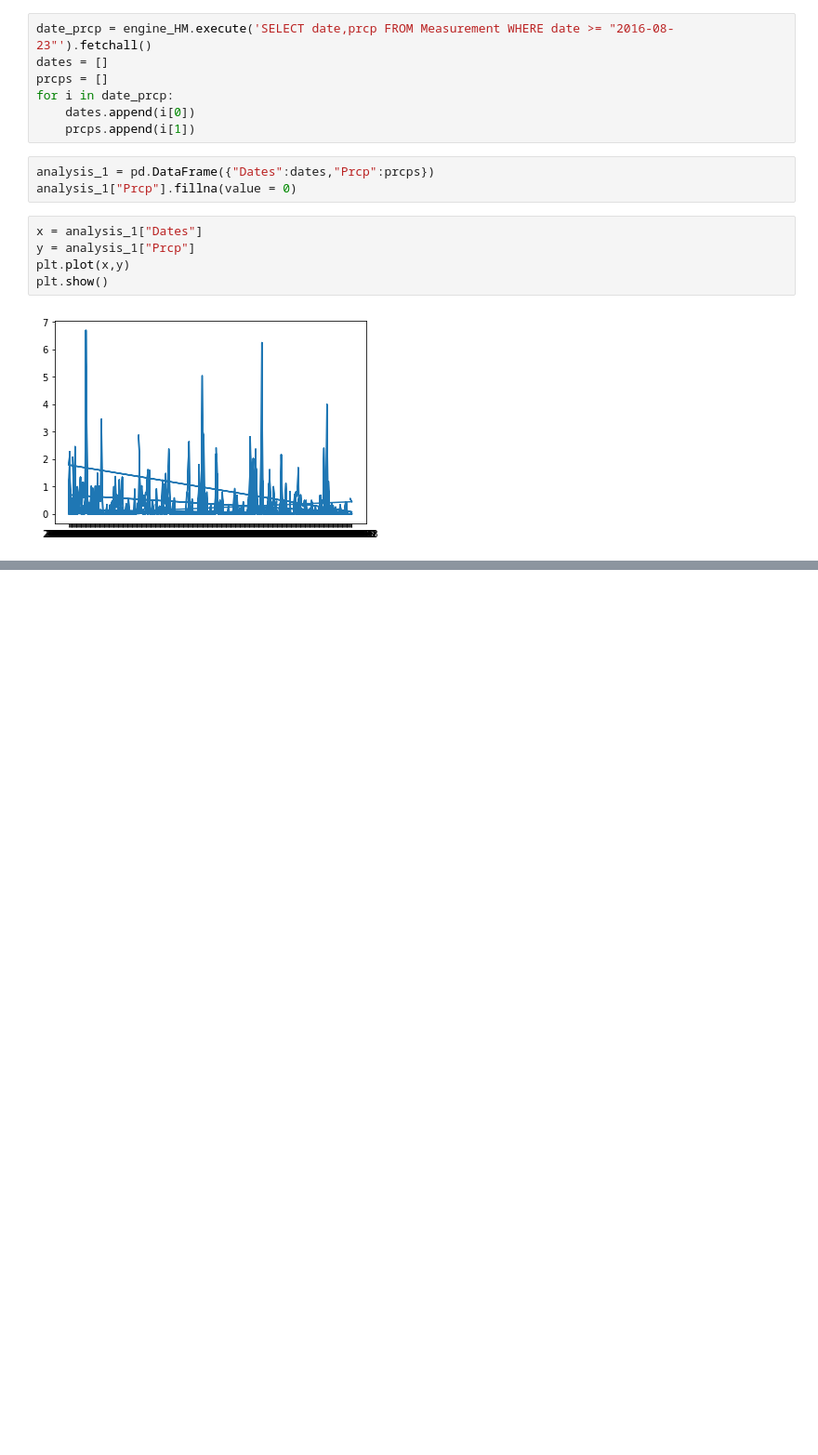
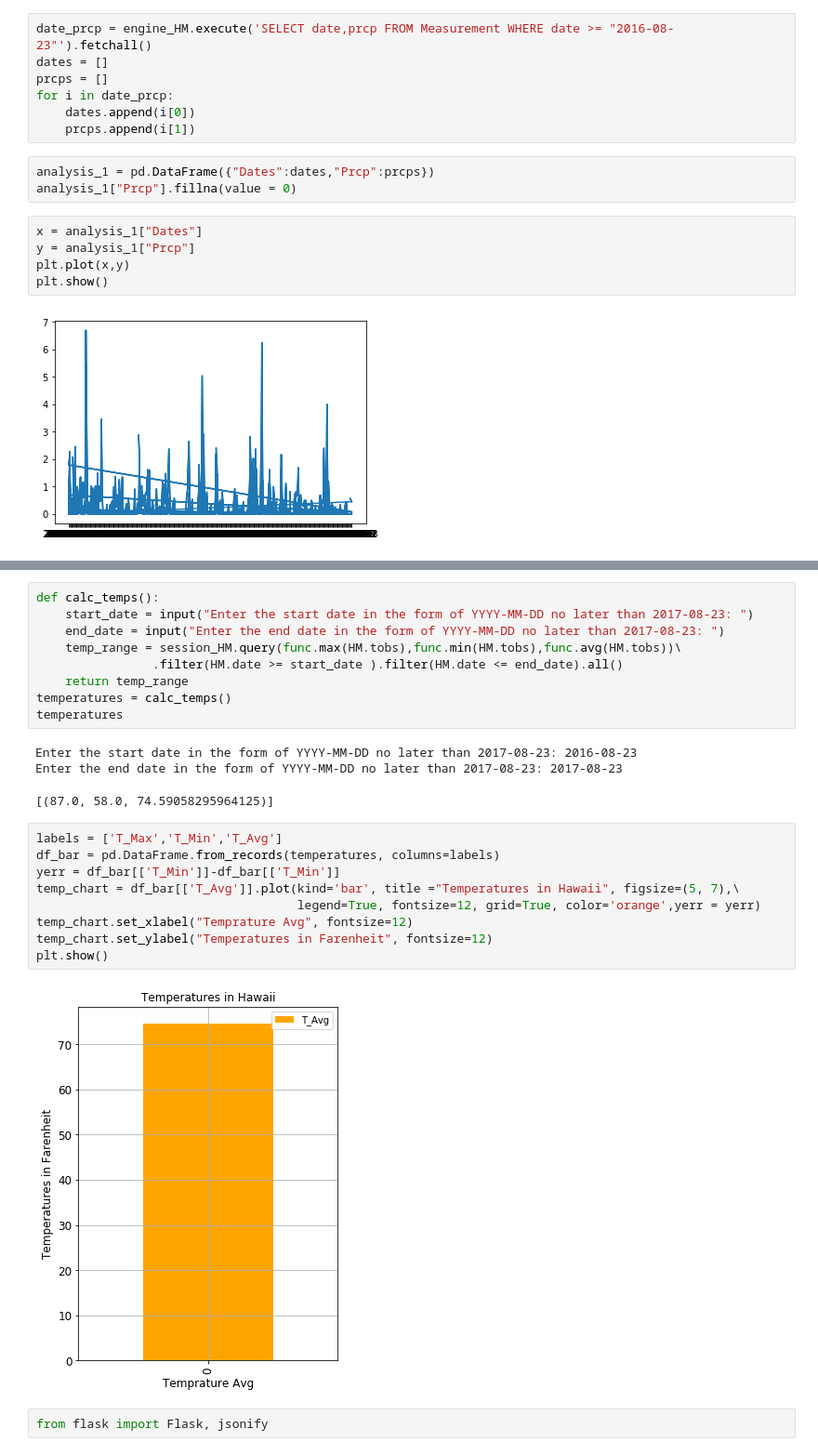
Before and after one commit to thonagan-H/NW-DATAVISBOOTCAMP-HW, a Jupyter notebook: HW 9-11/CA.ipynb, the cells around one changed output, grey strips where cells are left out. Shown at 93% size. Cells and saved outputs as stored; diff of their text form; blank space fills up the shorter version.

```diff
--- a/HW 9-11/CA.ipynb
+++ b/HW 9-11/CA.ipynb
@@ -70,0 +88,26 @@ plt.show()
+# %%
+def calc_temps():
+    start_date = input("Enter the start date in the form of YYYY-MM-DD no later than 2017-08-23: ")
+    end_date = input("Enter the end date in the form of YYYY-MM-DD no later than 2017-08-23: ")
+    temp_range = session_HM.query(func.max(HM.tobs),func.min(HM.tobs),func.avg(HM.tobs))\
+                .filter(HM.date >= start_date ).filter(HM.date <= end_date).all()
+    return temp_range
+temperatures = calc_temps()
+temperatures
+# %% [output]
+Enter the start date in the form of YYYY-MM-DD no later than 2017-08-23: 2016-08-23
+Enter the end date in the form of YYYY-MM-DD no later than 2017-08-23: 2017-08-23
+[(87.0, 58.0, 74.59058295964125)]
+# %%
+labels = ['T_Max','T_Min','T_Avg']
+df_bar = pd.DataFrame.from_records(temperatures, columns=labels)
+yerr = df_bar[['T_Min']]-df_bar[['T_Min']]
+temp_chart = df_bar[['T_Avg']].plot(kind='bar', title ="Temperatures in Hawaii", figsize=(5, 7),\
+                                    legend=True, fontsize=12, grid=True, color='orange',yerr = yerr)
+temp_chart.set_xlabel("Temprature Avg", fontsize=12)
+temp_chart.set_ylabel("Temperatures in Farenheit", fontsize=12)
+plt.show()
+# %% [output]
+[figure, added]
+# %%
+from flask import Flask, jsonify
```
Also changed, not shown: parts of 6 cells of this notebook.
